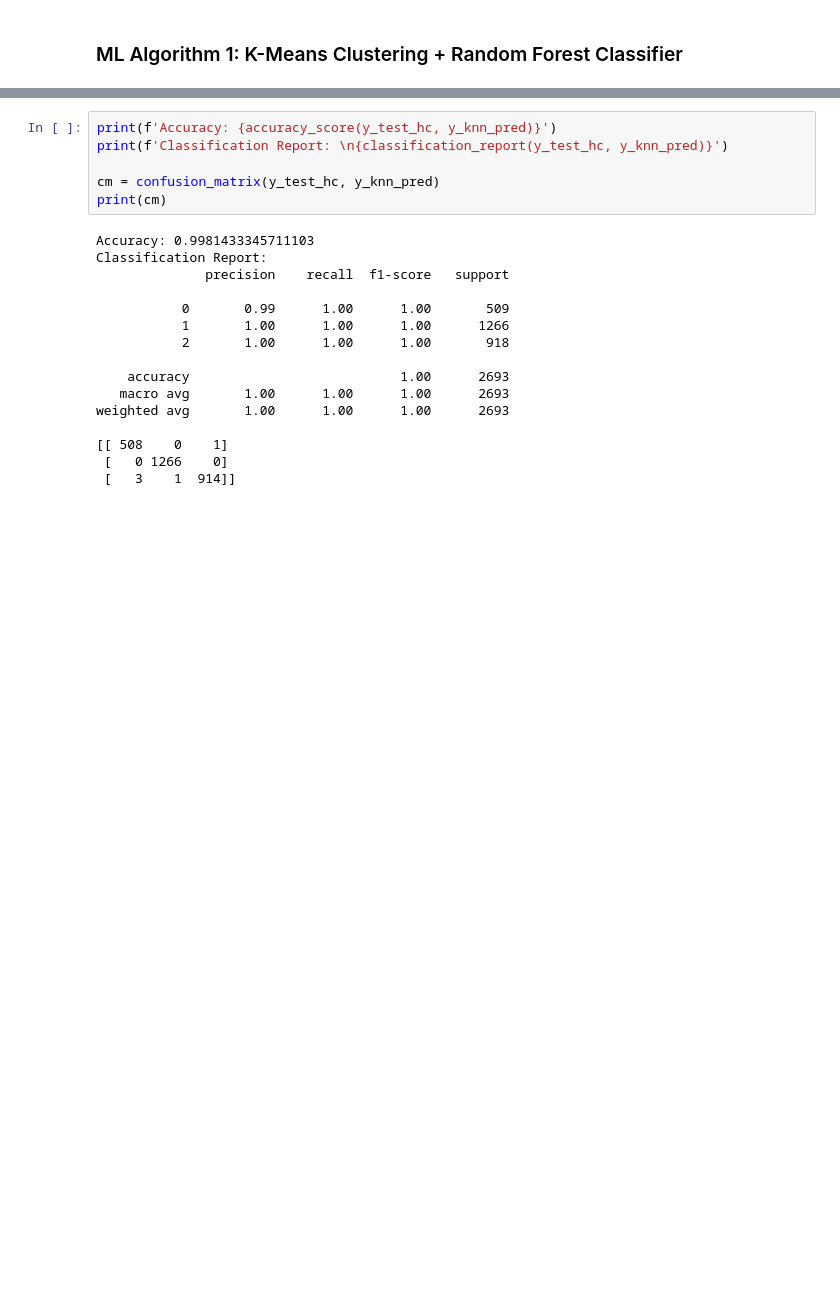
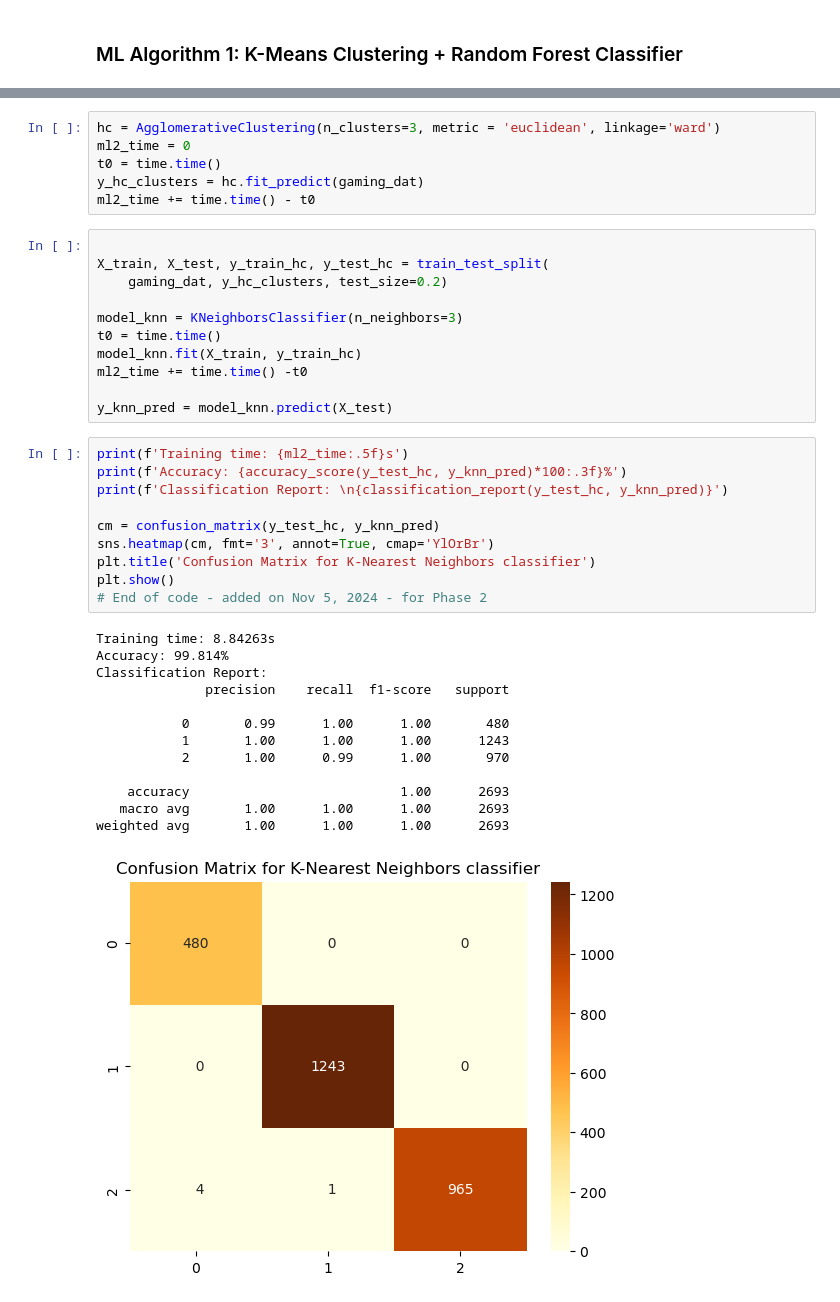
Before and after one commit to sakshamlakhera/CSE587, a Jupyter notebook: notebook/Apurva_Umredkar_50592382.ipynb, the cells around one changed output, grey strips where cells are left out. Drawn from its saved outputs; the diff is of its cells as text; blank space fills up the shorter version.

Commit message:
phase 2 completed

```diff
--- a/notebook/Apurva_Umredkar_50592382.ipynb
+++ b/notebook/Apurva_Umredkar_50592382.ipynb
@@ -429,22 +462,41 @@ y_knn_pred = model_knn.predict(X_test)
+# %%
+hc = AgglomerativeClustering(n_clusters=3, metric = 'euclidean', linkage='ward')
+ml2_time = 0
+t0 = time.time()
+y_hc_clusters = hc.fit_predict(gaming_dat)
+ml2_time += time.time() - t0
+# %%
+
+X_train, X_test, y_train_hc, y_test_hc = train_test_split(
+    gaming_dat, y_hc_clusters, test_size=0.2)
+
+model_knn = KNeighborsClassifier(n_neighbors=3)
+t0 = time.time()
+model_knn.fit(X_train, y_train_hc)
+ml2_time += time.time() -t0
+
+y_knn_pred = model_knn.predict(X_test)
 # %%
-print(f'Accuracy: {accuracy_score(y_test_hc, y_knn_pred)}')
+print(f'Training time: {ml2_time:.5f}s')
+print(f'Accuracy: {accuracy_score(y_test_hc, y_knn_pred)*100:.3f}%')
 print(f'Classification Report: \n{classification_report(y_test_hc, y_knn_pred)}')
 
 cm = confusion_matrix(y_test_hc, y_knn_pred)
-print(cm)
+sns.heatmap(cm, fmt='3', annot=True, cmap='YlOrBr')
+plt.title('Confusion Matrix for K-Nearest Neighbors classifier')
+plt.show()
+# End of code - added on Nov 5, 2024 - for Phase 2
 # %% [output]
-Accuracy: 0.9981433345711103
+Training time: 8.84263s
+Accuracy: 99.814%
 Classification Report:
               precision    recall  f1-score   support
 
-           0       0.99      1.00      1.00       509
-           1       1.00      1.00      1.00      1266
-           2       1.00      1.00      1.00       918
+           0       0.99      1.00      1.00       480
+           1       1.00      1.00      1.00      1243
+           2       1.00      0.99      1.00       970
 
     accuracy                           1.00      2693
    macro avg       1.00      1.00      1.00      2693
 weighted avg       1.00      1.00      1.00      2693
-
-[[ 508    0    1]
- [   0 1266    0]
- [   3    1  914]]
+[figure, added]
```
Also changed, not shown: parts of 25 cells of this notebook.
